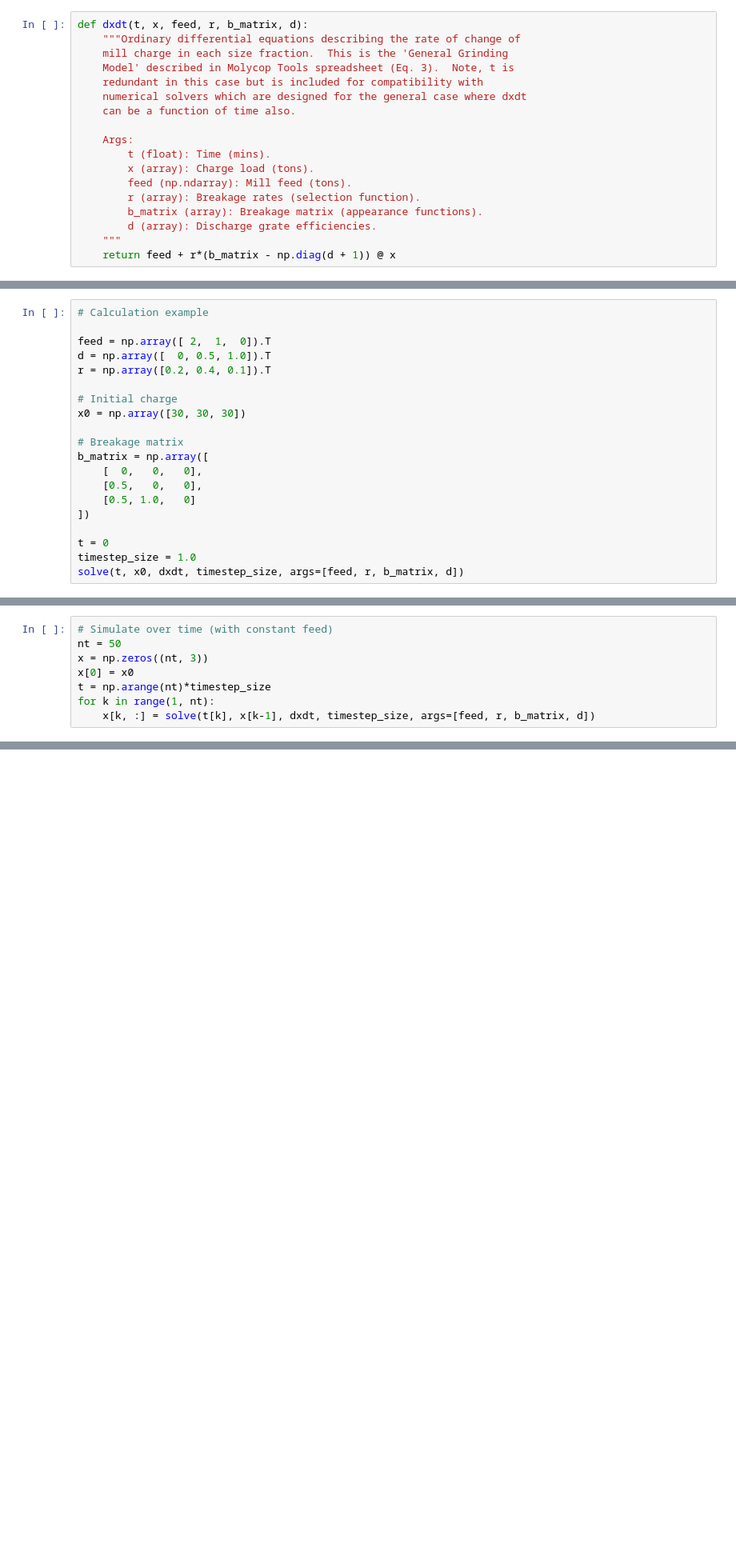
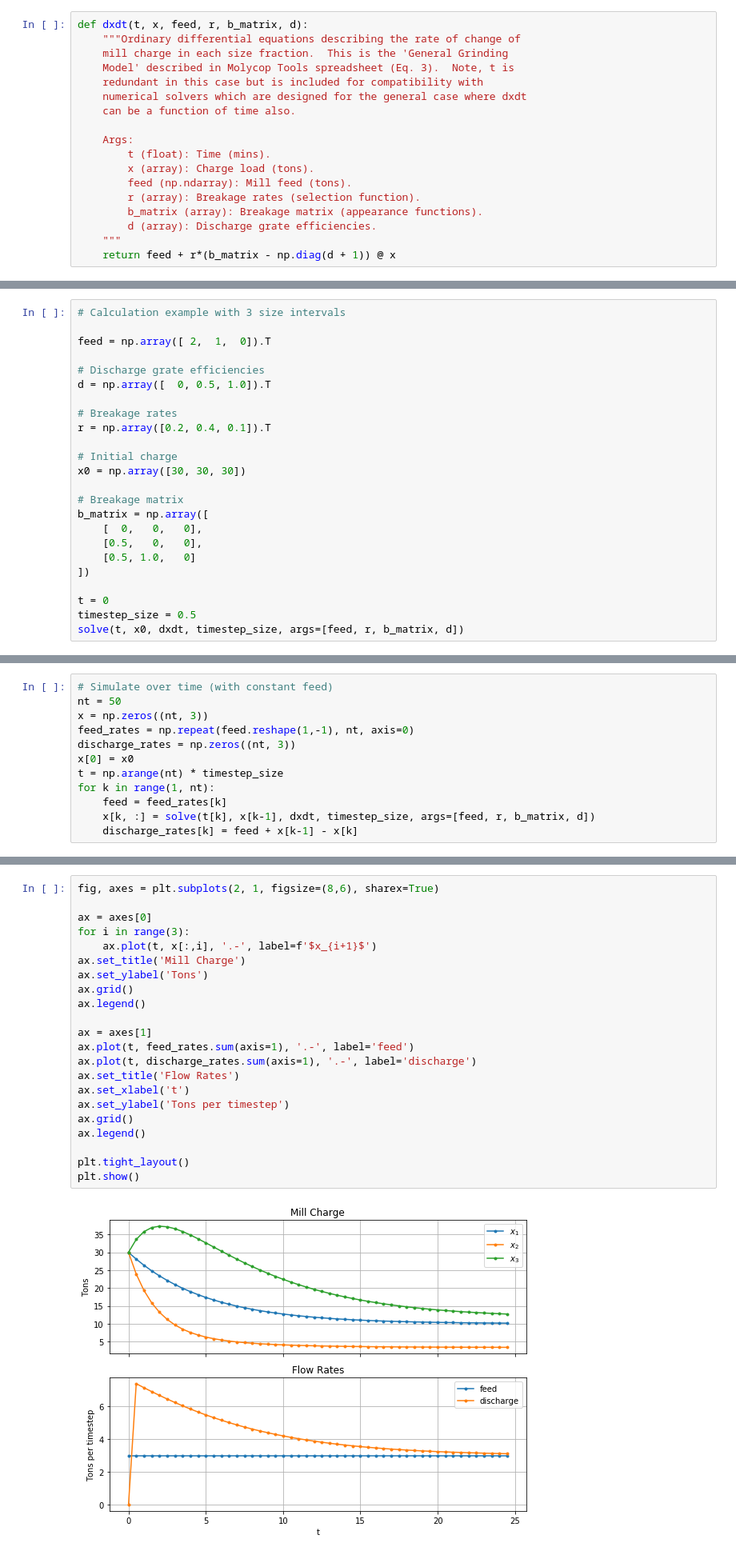
Before and after one commit to billtubbs/mech-575, a Jupyter notebook: code/python/project-grinding-dynamic-simulation-model.ipynb, the cells around one changed output, grey strips where cells are left out. Shown at 80% size. Drawn from its saved outputs; the diff is of its cells as text; blank space fills up the shorter version.

Commit message:
Discharge rate

```diff
--- a/code/python/project-grinding-dynamic-simulation-model.ipynb
+++ b/code/python/project-grinding-dynamic-simulation-model.ipynb
@@ -39,10 +49,14 @@ def solve(t, x0, dxdt, timestep_size, args):
 
     return sol.y[:, -1]
 # %%
-# Calculation example
+# Calculation example with 3 size intervals
 
 feed = np.array([ 2,  1,  0]).T
+
+# Discharge grate efficiencies
 d = np.array([  0, 0.5, 1.0]).T
+
+# Breakage rates
 r = np.array([0.2, 0.4, 0.1]).T
 
 # Initial charge
@@ -56,6 +70,6 @@ b_matrix = np.array([
 ])
 
 t = 0
-timestep_size = 1.0
+timestep_size = 0.5
 solve(t, x0, dxdt, timestep_size, args=[feed, r, b_matrix, d])
 # %% [output]
@@ -64,7 +78,11 @@ array([26.37461509, 19.31791794, 35.79988888])
 # Simulate over time (with constant feed)
 nt = 50
 x = np.zeros((nt, 3))
+feed_rates = np.repeat(feed.reshape(1,-1), nt, axis=0)
+discharge_rates = np.zeros((nt, 3))
 x[0] = x0
-t = np.arange(nt)*timestep_size
+t = np.arange(nt) * timestep_size
 for k in range(1, nt):
+    feed = feed_rates[k]
     x[k, :] = solve(t[k], x[k-1], dxdt, timestep_size, args=[feed, r, b_matrix, d])
+    discharge_rates[k] = feed + x[k-1] - x[k]
@@ -79,0 +89,24 @@ plt.show()
+# %%
+fig, axes = plt.subplots(2, 1, figsize=(8,6), sharex=True)
+
+ax = axes[0]
+for i in range(3):
+    ax.plot(t, x[:,i], '.-', label=f'$x_{i+1}$')
+ax.set_title('Mill Charge')
+ax.set_ylabel('Tons')
+ax.grid()
+ax.legend()
+
+ax = axes[1]
+ax.plot(t, feed_rates.sum(axis=1), '.-', label='feed')
+ax.plot(t, discharge_rates.sum(axis=1), '.-', label='discharge')
+ax.set_title('Flow Rates')
+ax.set_xlabel('t')
+ax.set_ylabel('Tons per timestep')
+ax.grid()
+ax.legend()
+
+plt.tight_layout()
+plt.show()
+# %% [output]
+[figure, added]
```
Also changed, not shown: parts of 3 cells of this notebook.
